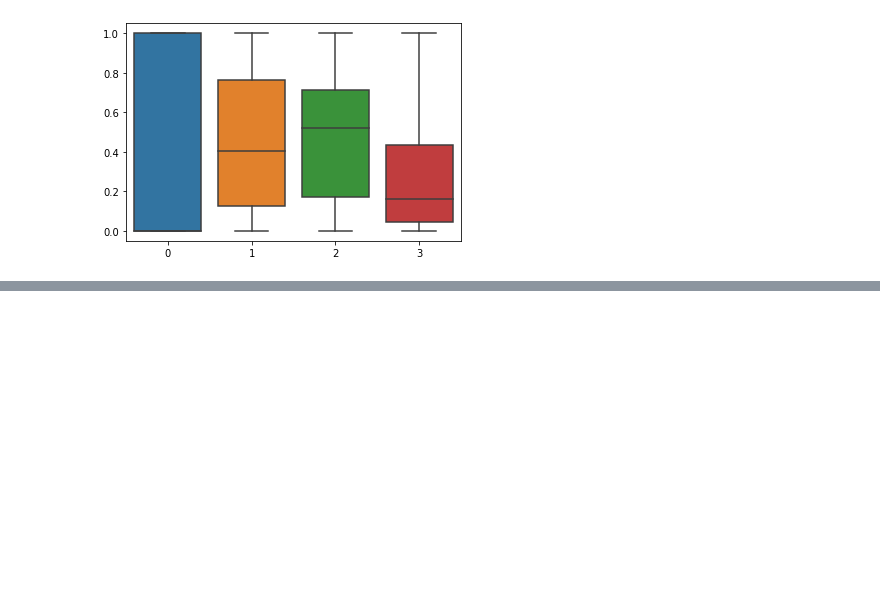
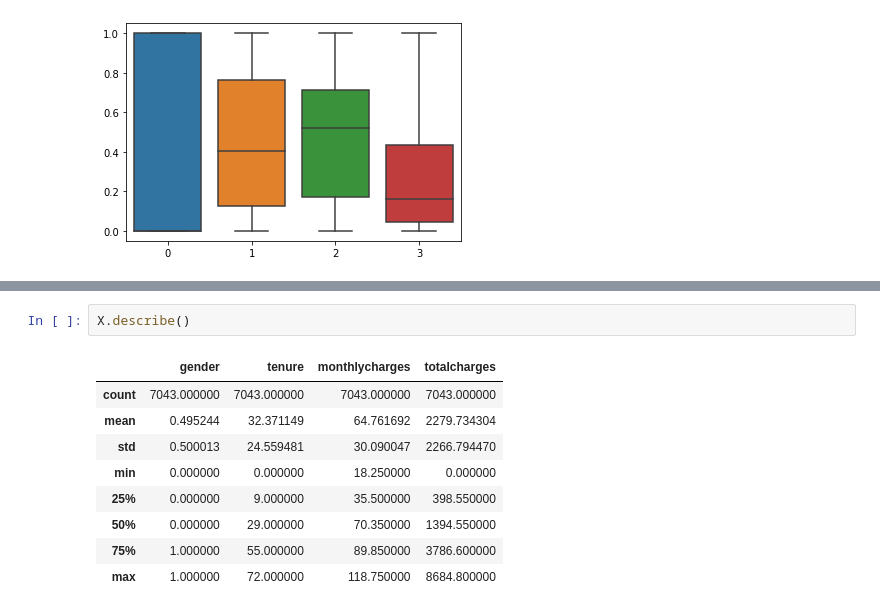
Before and after one commit to Albertuff/Machine-Learning, a Jupyter notebook: Modulo 1/clase 10 - Analisis exploratorio de datos.ipynb, the cells around one changed output, grey strips where cells are left out. Saved outputs shown, nothing was run; the diff lists cells and outputs as text; blank space fills up the shorter version.

```diff
--- a/Modulo 1/clase 10 - Analisis exploratorio de datos.ipynb
+++ b/Modulo 1/clase 10 - Analisis exploratorio de datos.ipynb
@@ -426,0 +438,12 @@ sns.boxplot(X_01)
+# %%
+X.describe()
+# %% [output]
+|  | gender | tenure | monthlycharges | totalcharges |
+| count | 7043.000000 | 7043.000000 | 7043.000000 | 7043.000000 |
+| mean | 0.495244 | 32.371149 | 64.761692 | 2279.734304 |
+| std | 0.500013 | 24.559481 | 30.090047 | 2266.794470 |
+| min | 0.000000 | 0.000000 | 18.250000 | 0.000000 |
+| 25% | 0.000000 | 9.000000 | 35.500000 | 398.550000 |
+| 50% | 0.000000 | 29.000000 | 70.350000 | 1394.550000 |
+| 75% | 1.000000 | 55.000000 | 89.850000 | 3786.600000 |
+| max | 1.000000 | 72.000000 | 118.750000 | 8684.800000 |
```
Also changed, not shown: parts of 4 cells of this notebook, 1 other file.
